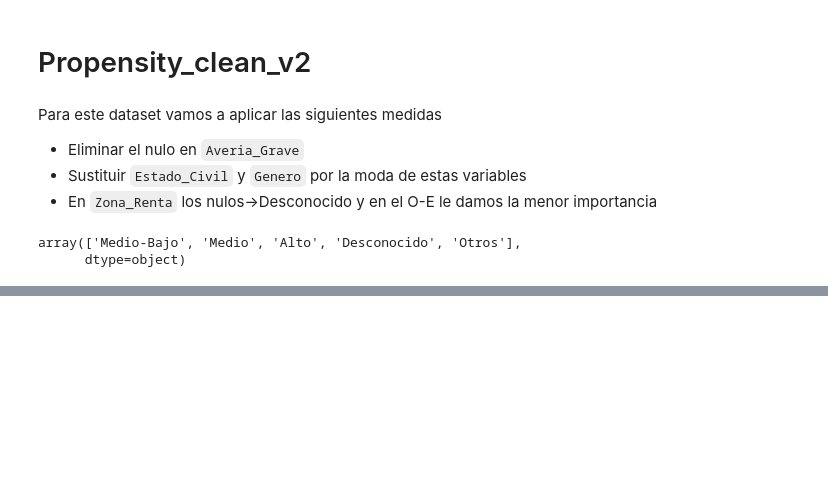
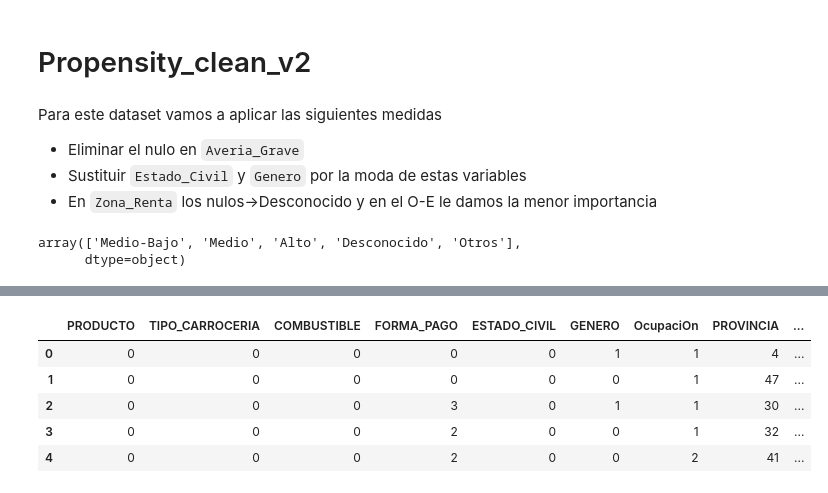
Before and after one commit to martinagg7/ia_propensity, a Jupyter notebook: notebooks/02_clean.ipynb, the cells around one changed output, grey strips where cells are left out. Drawn from its saved outputs; the diff is of its cells as text; code cells hidden in the pictures; blank space fills up the shorter version.

```diff
--- a/notebooks/02_clean.ipynb
+++ b/notebooks/02_clean.ipynb
@@ -218,0 +279,4 @@ df_clean_v2.to_csv(os.path.join(processed_dir, "Propensity_clean_v2.csv"), index
+# %%
+df_clean_v4 = df_clean_v4.drop(columns=['CODE'])
+# %%
+df_clean_v4 = df_clean_v4.dropna(subset=['Averia_grave'])
@@ -218,0 +286,31 @@ df_clean_v2.to_csv(os.path.join(processed_dir, "Propensity_clean_v2.csv"), index
+# %%
+# Rellenar los valores nulos en la columna 'ESTADO_CIVIL' según la edad del cliente
+df_clean_v4['ESTADO_CIVIL'] = df_clean_v4.apply(
+    lambda row: 'SOLTERO' if pd.isnull(row['ESTADO_CIVIL']) and row['Edad_Cliente'] < 20 else
+                ('CASADO' if pd.isnull(row['ESTADO_CIVIL']) and row['Edad_Cliente'] >= 20 else row['ESTADO_CIVIL']),
+    axis=1
+)
+# %%
+df_clean_v4["Zona_Renta"] = df_clean_v4["Zona_Renta"].fillna("Desconocido")
+# %%
+label_cols = [
+    "PRODUCTO", "TIPO_CARROCERIA", "COMBUSTIBLE", "FORMA_PAGO", "ESTADO_CIVIL",
+    "GENERO", "OcupaciOn", "PROVINCIA", "REV_Garantia", "QUEJA_CAC",
+    "Campanna1", "Campanna2", "Campanna3", "Mas_1_coche", "TRANS"
+]
+
+label_encoders_v4 = {}
+
+for col in label_cols:
+    le = LabelEncoder()
+    df_clean_v4[col] = le.fit_transform(df_clean_v4[col])
+    label_encoders_v4[col] = le  # Guardamos el encoder por si necesitamos revertirlo
+
+df_clean_v4[label_cols].head()
+# %% [output]
+|  | PRODUCTO | TIPO_CARROCERIA | COMBUSTIBLE | FORMA_PAGO | ESTADO_CIVIL | GENERO | OcupaciOn | PROVINCIA | ... |
+| 0 | 0 | 0 | 0 | 0 | 0 | 1 | 1 | 4 | ... |
+| 1 | 0 | 0 | 0 | 0 | 0 | 0 | 1 | 47 | ... |
+| 2 | 0 | 0 | 0 | 3 | 0 | 1 | 1 | 30 | ... |
+| 3 | 0 | 0 | 0 | 2 | 0 | 0 | 1 | 32 | ... |
+| 4 | 0 | 0 | 0 | 2 | 0 | 0 | 2 | 41 | ... |
```
Also changed, not shown: parts of 21 cells of this notebook, 3 other files.
